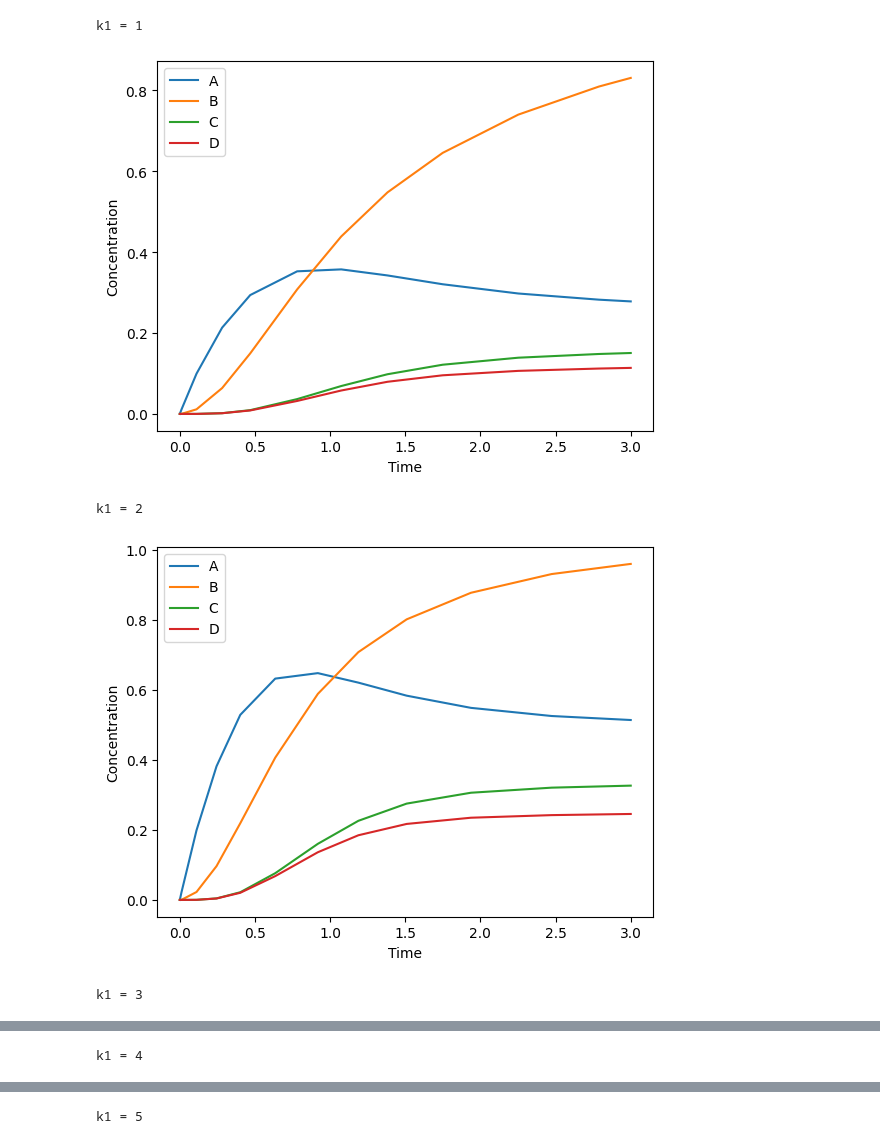
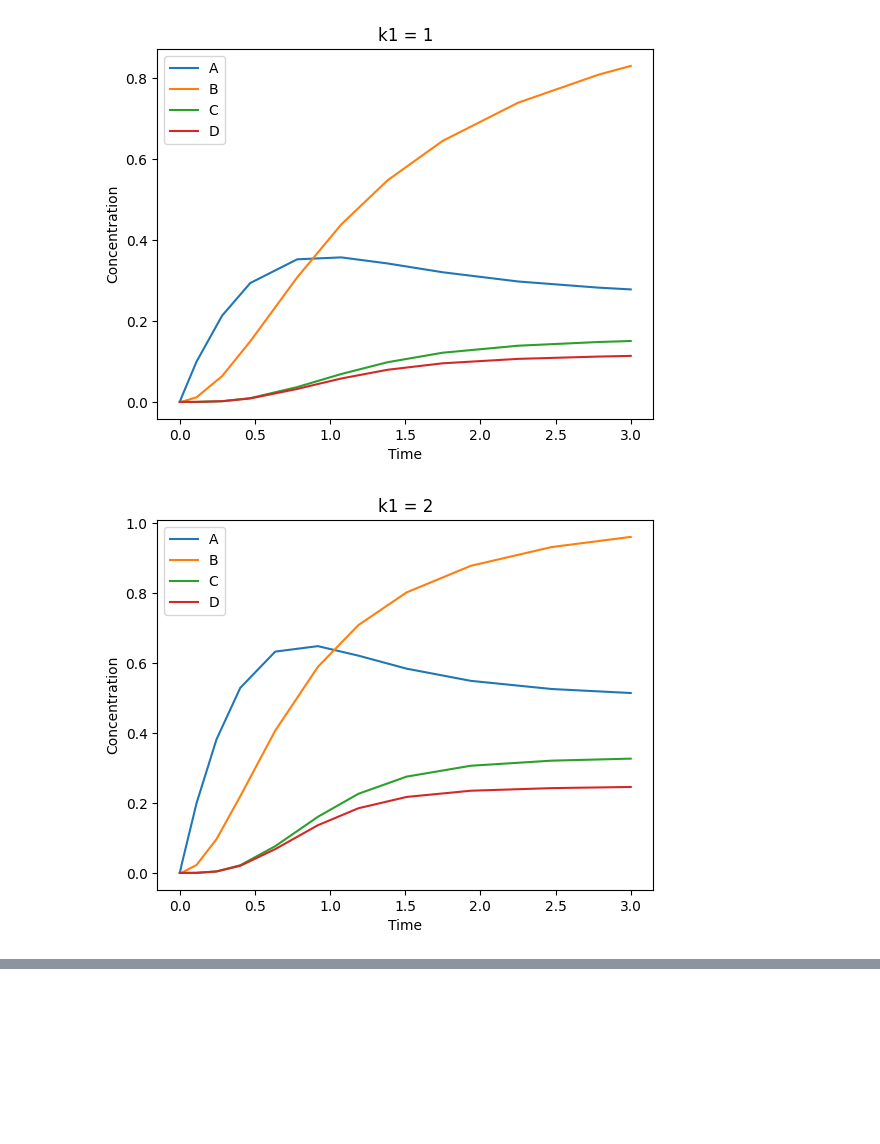
Before and after one commit to TC-Wheel/modeling_biological_systems, a Jupyter notebook: integrate_ODE.ipynb, the cells around one changed output, grey strips where cells are left out. Saved outputs shown, nothing was run; the diff lists cells and outputs as text; code cells hidden in the pictures; blank space fills up the shorter version.

```diff
--- a/integrate_ODE.ipynb
+++ b/integrate_ODE.ipynb
@@ -1,5 +1,6 @@
 # %%
 from scipy.integrate import solve_ivp
+import numpy as np
 import matplotlib.pyplot as plt
 
 #this code can be resued for basically everything
@@ -19,36 +20,46 @@ def ChemRxnNet_ODE(t, y, k1, k2, k3, k4, k5):
 
     # differential equations
     #there's a video on how to write these down from a reaction network
     dAdt = k1 - k2*A - k3*A*B #these are the right hands of each of the species ?? I think
     dBdt = k2*A - k3*A*B
     dCdt = k3*A*B - k4*C
     dDdt = k3*A*B - k5*D
 
     #outputs the deriviates for each of the species
     dydt = [dAdt,dBdt,dCdt,dDdt] # repack dydt
 
     return dydt
 
 
 # the time interval of the simulation
 tspan = [0,3]
 
 # set initial conditions
 y0 = [0,0,0,0] # A, B, C, D
 
 # integrate the ODE
 for i in range(1,6):
-    print(f'k1 = {i}')
     sol = solve_ivp(ChemRxnNet_ODE, tspan, y0, args=(i, 2, 2, 3, 4))
     #plot the results
     plt.plot(sol.t,sol.y.T) #the T is the transpose to get the dimensions right for plotting
+    plt.title(f'k1 = {i}')
     plt.legend(['A','B','C','D'])
     plt.xlabel('Time')
     plt.ylabel('Concentration')
     plt.show()
+
+
+# k1s = np.linspace(0,5,100)
+# for k1 in k1s:
+#     sol = solve_ivp(ChemRxnNet_ODE, tspan, y0, args=(k1, 2, 2, 3, 4))
+#     #plot the results
+#     plt.plot(sol.t,sol.y.T) #the T is the transpose to get the dimensions right for plotting
+
+#     plt.title(f'k1 = {i}')
+#     plt.legend(['A','B','C','D'])
+#     plt.xlabel('Time')
+#     plt.ylabel('Concentration')
+#     plt.show()
 # %% [output]
-k1 = 1
-[figure, old version]
+[figure, new version]
-k1 = 2
-[figure, old version]
+[figure, new version]
-k1 = 3
@@ -56 +66,0 @@ k1 = 3
-k1 = 4
@@ -58 +67,0 @@ k1 = 4
-k1 = 5
```
Also changed, not shown: parts of 1 cell of this notebook, 2 other files.
